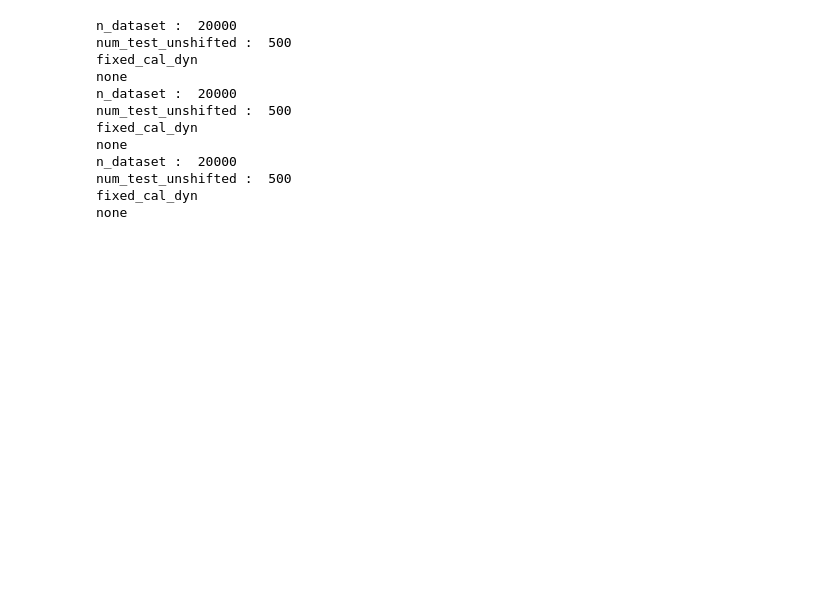
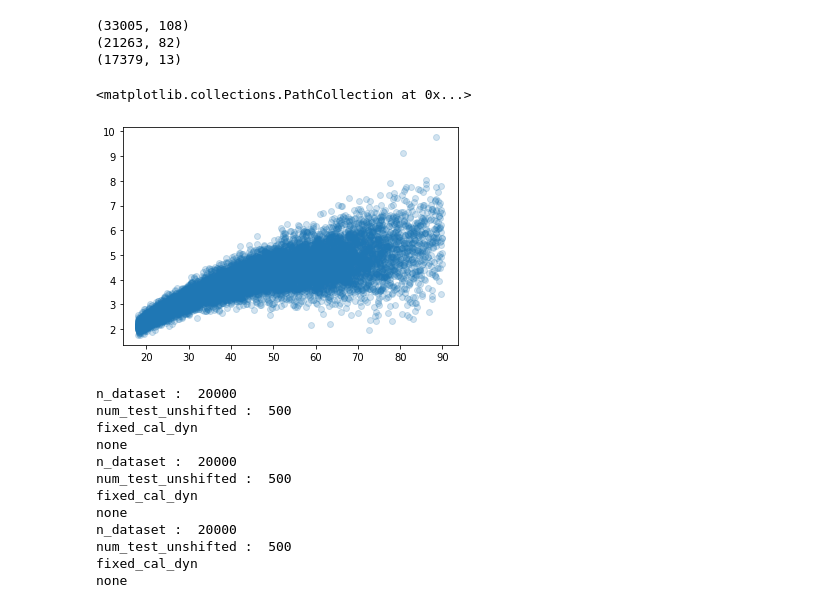
Before and after one commit to aaronhan223/watch, a Jupyter notebook: src/SimulatedData.ipynb, the cells around one changed output. Cells and saved outputs as stored; diff of their text form; code cells hidden in the pictures; blank space fills up the shorter version.

```diff
--- a/src/SimulatedData.ipynb
+++ b/src/SimulatedData.ipynb
@@ -4,6 +4,19 @@ import pandas as pd
 import matplotlib.pyplot as plt
 from plot import plot_martingale_paths
 from utils import exponential_tilting_indices, split_and_shift_dataset0, mean_func_synthetic_v3, get_1dim_synthetic_v3_data
+# %%
+from utils import *
+
+meps = get_meps_data()
+print(np.shape(meps))
+superconduct = get_superconduct_data()
+print(np.shape(superconduct))
+bike = get_bike_sharing_data()
+print(np.shape(bike))
+# %% [output]
+(33005, 108)
+(21263, 82)
+(17379, 13)
 # %%
 def plot_wctm_and_xctm_paths(martingales_0_means_dict, x_martingales_0_means_dict, \
                              martingales_0_stderr_dict, x_martingales_0_stderr_dict,\
@@ -74,6 +87,15 @@ def plot_wctm_and_xctm_paths(martingales_0_means_dict, x_martingales_0_means_dic
 #         ax[0,2].arrow(x=35, y=7.0, dx=-9, dy=-1.25,head_length=6, head_width=1, color='black')
 
 #     ax[r_idx, c_idx].text(report_text)
+# %%
+## View all data
+
+syn_data = get_1dim_synthetic_v3_data()
+
+plt.scatter(syn_data['X'], syn_data['Y'],alpha=0.2)
+# %% [output]
+<matplotlib.collections.PathCollection at 0x...>
+[figure, added]
 # %%
 
 
```
Also changed, not shown: parts of 2 cells of this notebook, 8 other files.
